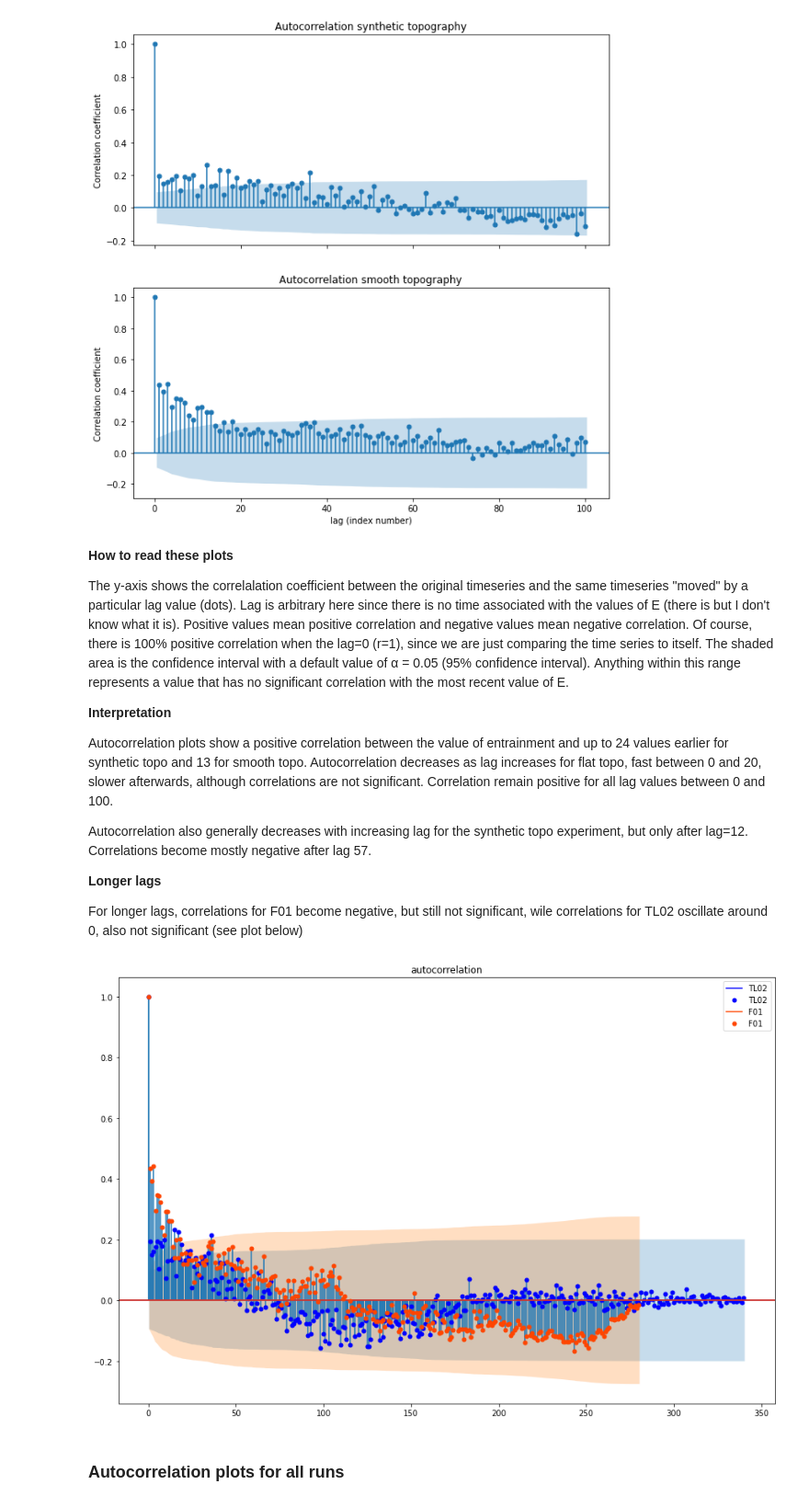
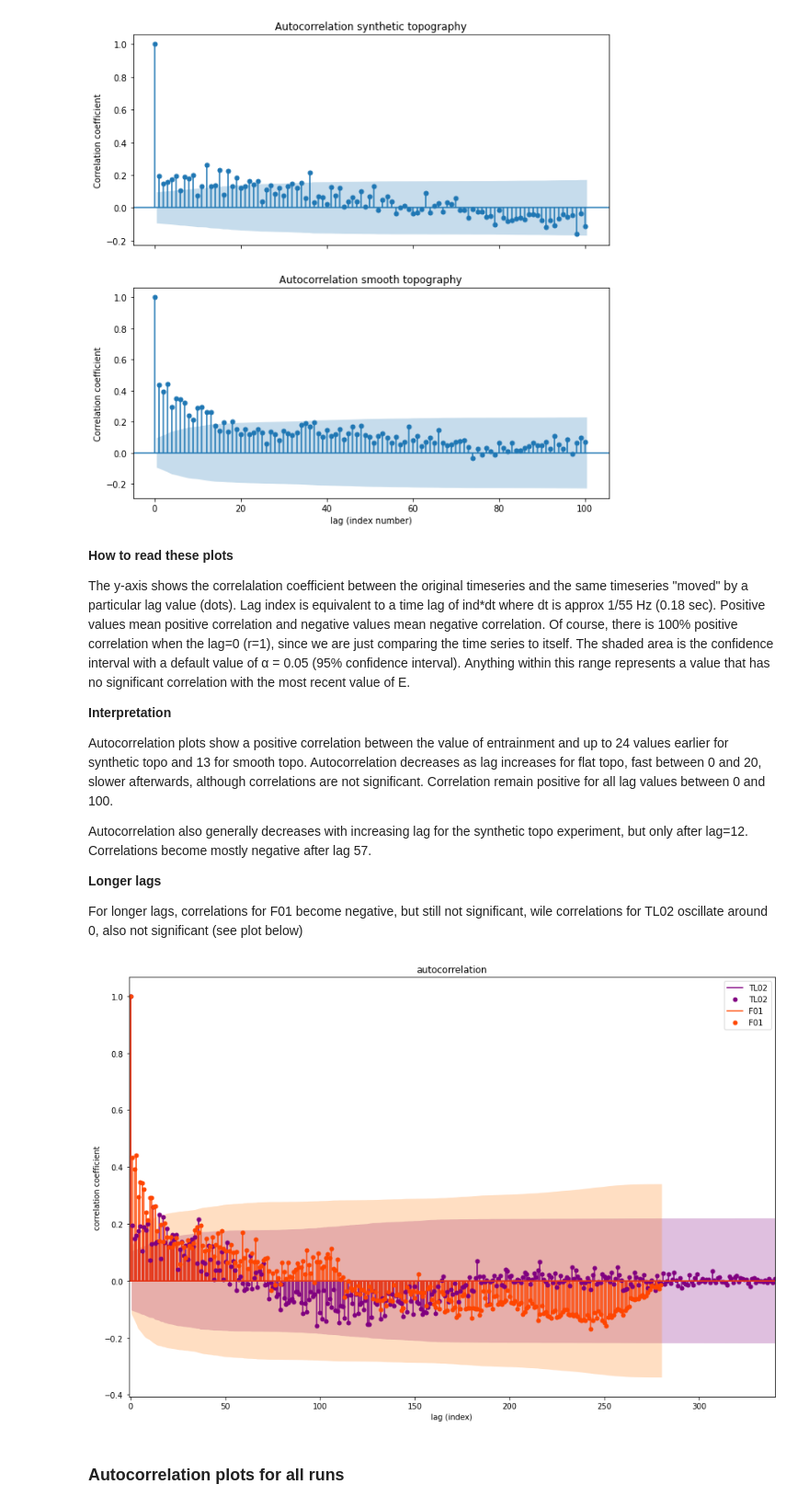
Before and after one commit to anakarinarm/GravityCurrent, a Jupyter notebook: paper_correcciones/pressure_timeseries_analysis.ipynb, the cells around one changed output. Shown at 92% size. Cells and saved outputs as stored; diff of their text form; code cells hidden in the pictures.

Commit message:
nicer plots

```diff
--- a/paper_correcciones/pressure_timeseries_analysis.ipynb
+++ b/paper_correcciones/pressure_timeseries_analysis.ipynb
@@ -116,7 +119,7 @@ plt.show()
 # %% [markdown]
 **How to read these plots**
 
-The y-axis shows the correlalation coefficient between the original timeseries and the same timeseries "moved" by a particular lag value (dots). Lag is arbitrary here since there is no time associated with the values of E (there is but I don't know what it is).  Positive values mean positive correlation and negative values mean negative correlation. Of course, there is 100% positive correlation when the lag=0 (r=1), since we are just comparing the time series to itself. The shaded area is the confidence interval with a default value of α = 0.05 (95% confidence interval). Anything within this range represents a value that has no significant correlation with the most recent value of E.
+The y-axis shows the correlalation coefficient between the original timeseries and the same timeseries "moved" by a particular lag value (dots). Lag index is equivalent to a time lag of ind*dt where dt is approx 1/55 Hz (0.18 sec).  Positive values mean positive correlation and negative values mean negative correlation. Of course, there is 100% positive correlation when the lag=0 (r=1), since we are just comparing the time series to itself. The shaded area is the confidence interval with a default value of α = 0.05 (95% confidence interval). Anything within this range represents a value that has no significant correlation with the most recent value of E.
 
 **Interpretation**
 
@@ -129,13 +132,23 @@ Autocorrelation also generally decreases with increasing lag for the synthetic t
 For longer lags, correlations for F01 become negative, but still not significant, wile correlations for TL02 oscillate around 0, also not significant (see plot below)
 # %%
 fig, (ax) = plt.subplots(1,1,figsize=(15,10))
-plot_acf(df_topo.E,ax=ax, lags=340, missing='drop',  label='TL02',color='blue' )
-plot_acf(df_liso.E,ax=ax, lags=280, missing='drop', title='autocorrelation',
-         label='F01',color='orangered')
+
+plot_acf(df_topo.E,ax=ax, lags=340, missing='drop',  label='TL02',color='purple',
+         vlines_kwargs={'colors':'purple'} )
+for item in ax.collections:
+    if type(item)==PolyCollection:
+        item.set_facecolor('purple')
+
+plot_acf(df_liso.E,ax=ax, lags=280, missing='drop', color='orangered',
+         vlines_kwargs={'colors':'orangered'},title='autocorrelation',
+         label='F01')
+ax.set_ylabel('correlation coefficient')
+ax.set_xlabel('lag (index)')
+ax.set_xlim(-1,340)
 ax.legend()
 plt.show()
 # %% [output]
-[figure, old version]
+[figure, new version]
 # %% [markdown]
 ### Autocorrelation plots for all runs
 # %%
```
Also changed, not shown: parts of 5 cells of this notebook.
